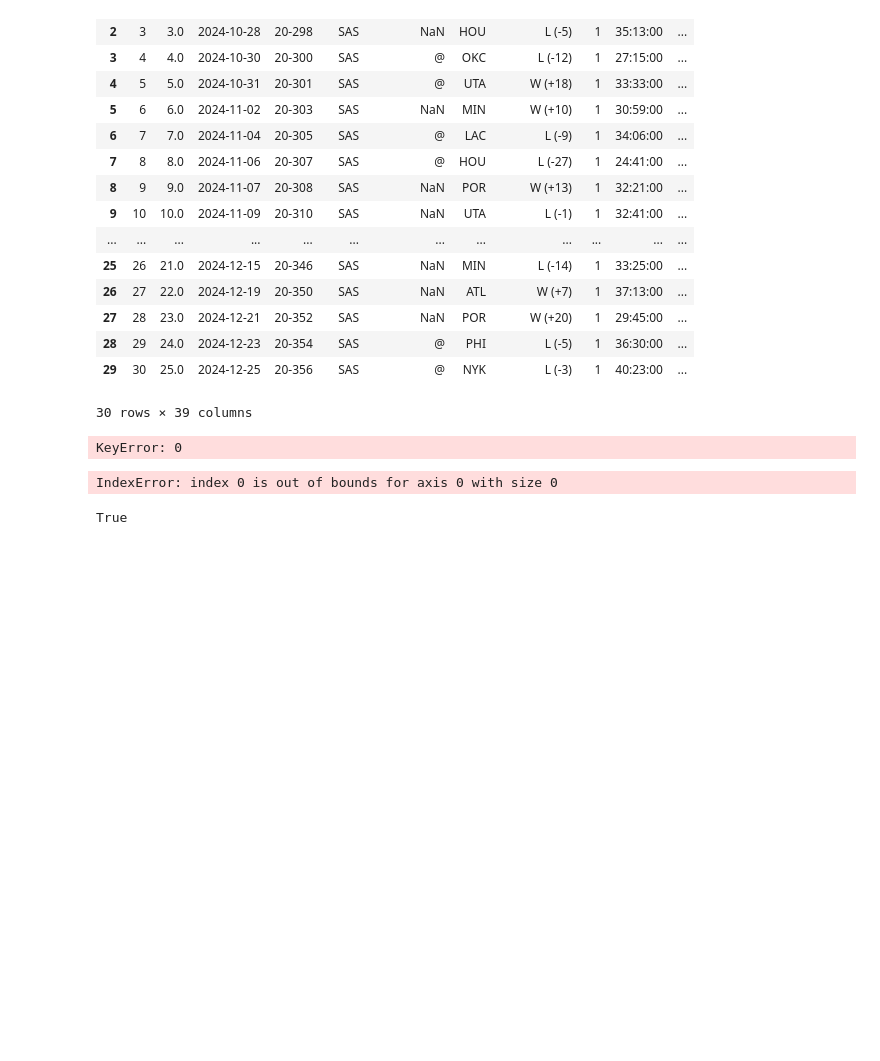
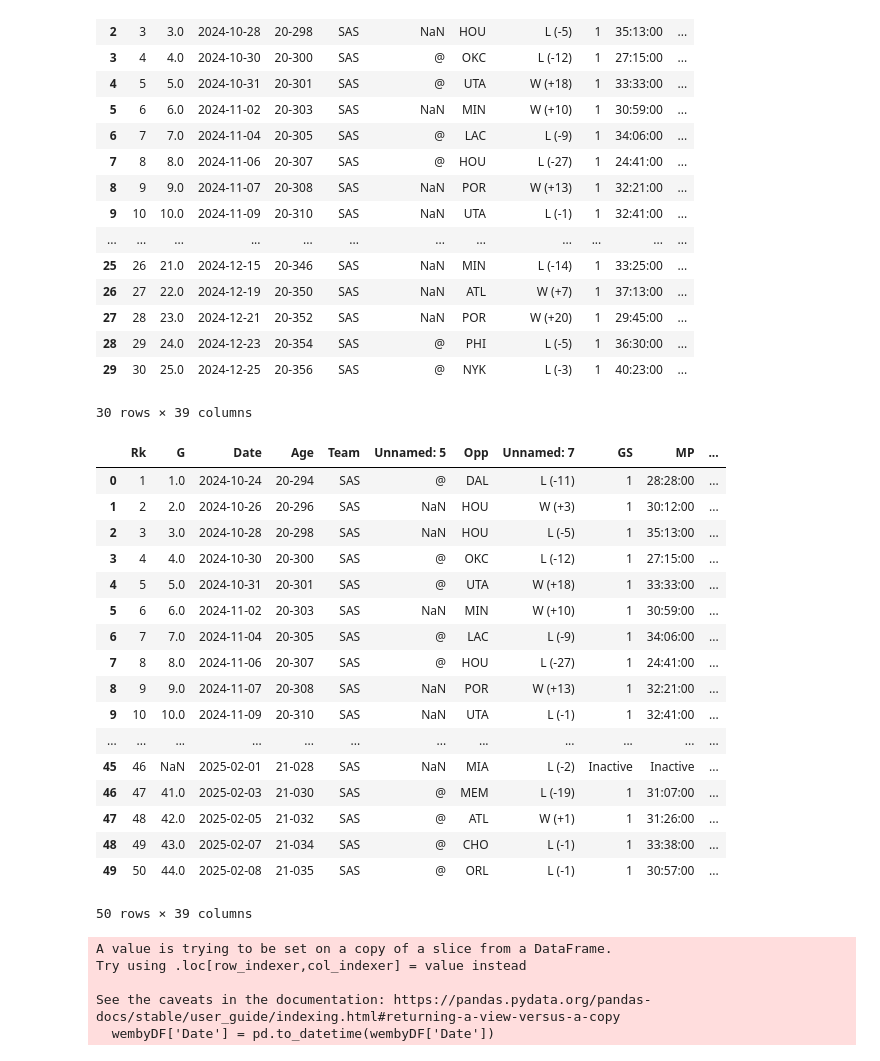
Before and after one commit to hdjwis/NBA_predictions, a Jupyter notebook: opp_team_stats_wemby.ipynb, the cells around one changed output. Cells and saved outputs as stored; diff of their text form; code cells hidden in the pictures; blank space fills up the shorter version.

```diff
--- a/opp_team_stats_wemby.ipynb
+++ b/opp_team_stats_wemby.ipynb
@@ -49,14 +51,14 @@ team_stats['Team'].replace(inplace=True, to_replace={
     'San Antonio Spurs' : 'SAS',
     'Miami Heat' : 'MIA',
     'Orlando Magic' : 'ORL',
-    'Phoenix Suns' : 'PHX',
+    'Phoenix Suns' : 'PHO',
     'Atlanta Hawks' : 'ATL',
     'Philadelphia 76ers' : 'PHI',
     'Chicago Bulls' : 'CHI',
     'Toronto Raptors' : 'TOR',
     'Portland Trail Blazers' : 'POR',
-    'Charlotte Hornets' : 'CHA',
-    'Brooklyn Nets' : 'BKN',
+    'Charlotte Hornets' : 'CHO',
+    'Brooklyn Nets' : 'BRK',
     'Utah Jazz' : 'UTA',
     'New Orleans Pelicans' : 'NOP',
     'Washington Wizards' : 'WAS'
@@ -112,12 +114,6 @@ wemby_stats.head(30)
 | 28 | 29 | 24.0 | 2024-12-23 | 20-354 | SAS | @ | PHI | L (-5) | 1 | 36:30:00 | ... |
 | 29 | 30 | 25.0 | 2024-12-25 | 20-356 | SAS | @ | NYK | L (-3) | 1 | 40:23:00 | ... |
 30 rows × 39 columns
-# %%
-for index, row in wemby_stats.iterrows():
-  if team_stats.loc[team_stats.Team == row.Opp].empty:
-    print(team_stats.Team)
-# %% [output]
-KeyError: 0
 # %%
 for index, row in wemby_stats.iterrows():
   wemby_stats.loc[index, 'W/L%'] = team_stats.loc[team_stats.Team == row.Opp]['W/L%'].values[0]
@@ -129,9 +125,24 @@ for index, row in wemby_stats.iterrows():
   wemby_stats.loc[index, 'ORtg/A'] = team_stats.loc[team_stats.Team == row.Opp]['ORtg/A'].values[0]
   wemby_stats.loc[index, 'DRtg/A'] = team_stats.loc[team_stats.Team == row.Opp]['DRtg/A'].values[0]
   wemby_stats.loc[index, 'NRtg/A'] = team_stats.loc[team_stats.Team == row.Opp]['NRtg/A'].values[0]
-# %% [output]
-IndexError: index 0 is out of bounds for axis 0 with size 0
-# %%
-wemby_stats.iloc[3]['Opp'] == team_stats.iloc[0]['Team']
-# %% [output]
-True
+# %%
+wemby_stats.head(100)
+# %% [output]
+|  | Rk | G | Date | Age | Team | Unnamed: 5 | Opp | Unnamed: 7 | GS | MP | ... |
+| 0 | 1 | 1.0 | 2024-10-24 | 20-294 | SAS | @ | DAL | L (-11) | 1 | 28:28:00 | ... |
+| 1 | 2 | 2.0 | 2024-10-26 | 20-296 | SAS | NaN | HOU | W (+3) | 1 | 30:12:00 | ... |
+| 2 | 3 | 3.0 | 2024-10-28 | 20-298 | SAS | NaN | HOU | L (-5) | 1 | 35:13:00 | ... |
+| 3 | 4 | 4.0 | 2024-10-30 | 20-300 | SAS | @ | OKC | L (-12) | 1 | 27:15:00 | ... |
+| 4 | 5 | 5.0 | 2024-10-31 | 20-301 | SAS | @ | UTA | W (+18) | 1 | 33:33:00 | ... |
+| 5 | 6 | 6.0 | 2024-11-02 | 20-303 | SAS | NaN | MIN | W (+10) | 1 | 30:59:00 | ... |
+| 6 | 7 | 7.0 | 2024-11-04 | 20-305 | SAS | @ | LAC | L (-9) | 1 | 34:06:00 | ... |
+| 7 | 8 | 8.0 | 2024-11-06 | 20-307 | SAS | @ | HOU | L (-27) | 1 | 24:41:00 | ... |
+| 8 | 9 | 9.0 | 2024-11-07 | 20-308 | SAS | NaN | POR | W (+13) | 1 | 32:21:00 | ... |
+| 9 | 10 | 10.0 | 2024-11-09 | 20-310 | SAS | NaN | UTA | L (-1) | 1 | 32:41:00 | ... |
+| ... | ... | ... | ... | ... | ... | ... | ... | ... | ... | ... | ... |
+| 45 | 46 | NaN | 2025-02-01 | 21-028 | SAS | NaN | MIA | L (-2) | Inactive | Inactive | ... |
+| 46 | 47 | 41.0 | 2025-02-03 | 21-030 | SAS | @ | MEM | L (-19) | 1 | 31:07:00 | ... |
+| 47 | 48 | 42.0 | 2025-02-05 | 21-032 | SAS | @ | ATL | W (+1) | 1 | 31:26:00 | ... |
+| 48 | 49 | 43.0 | 2025-02-07 | 21-034 | SAS | @ | CHO | L (-1) | 1 | 33:38:00 | ... |
+| 49 | 50 | 44.0 | 2025-02-08 | 21-035 | SAS | @ | ORL | L (-1) | 1 | 30:57:00 | ... |
+50 rows × 39 columns
@@ -137,0 +153,8 @@ True
+# %%
+wembyDF['Date'] = pd.to_datetime(wembyDF['Date'])
+# %% [output]
+A value is trying to be set on a copy of a slice from a DataFrame.
+Try using .loc[row_indexer,col_indexer] = value instead
+
+See the caveats in the documentation: https://pandas.pydata.org/pandas-docs/stable/user_guide/indexing.html#returning-a-view-versus-a-copy
+  wembyDF['Date'] = pd.to_datetime(wembyDF['Date'])
```
Also changed, not shown: parts of 13 cells of this notebook.
